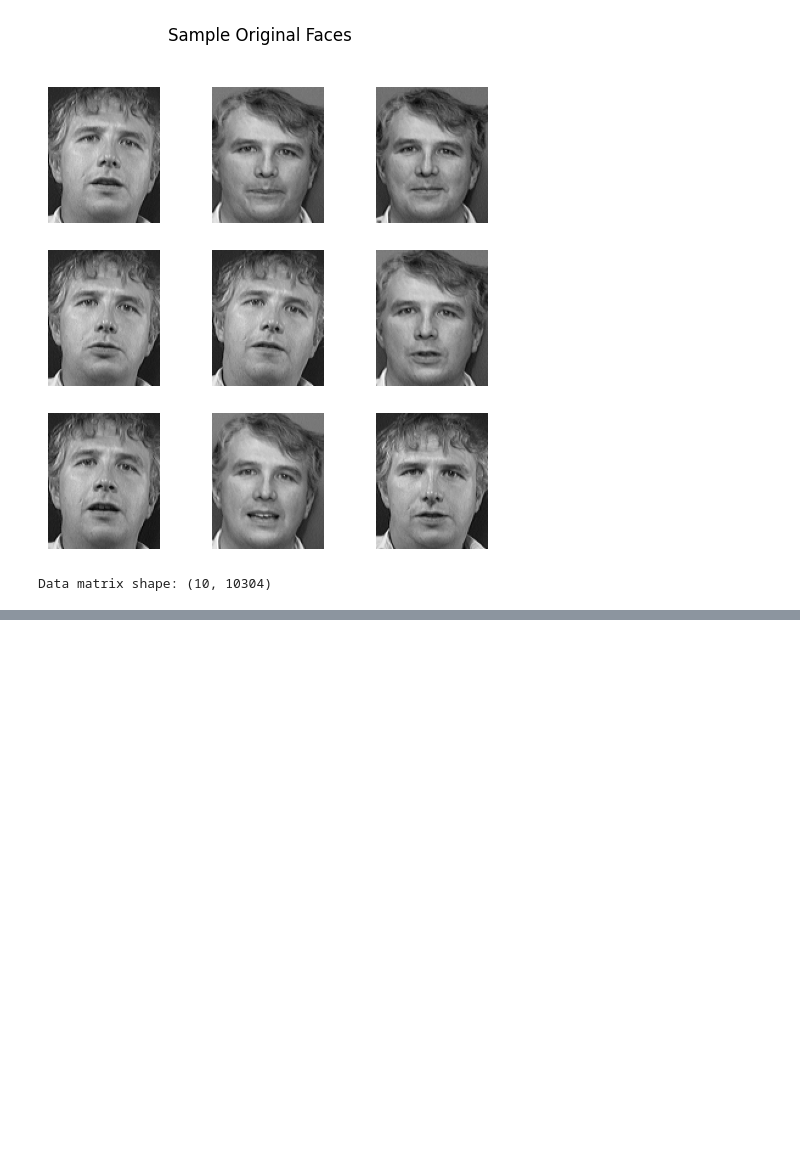
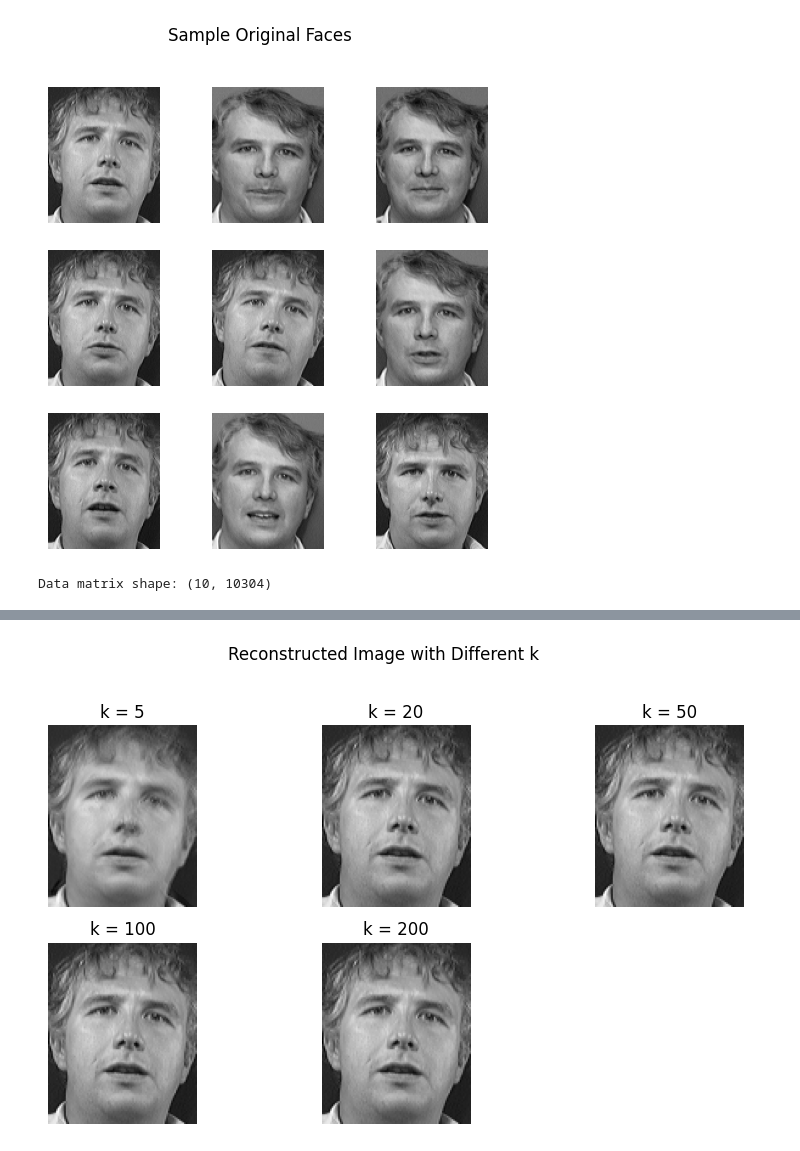
Before and after one commit to Masters-Halmstad/Math_Lab_1, a Jupyter notebook: part1.ipynb, the cells around one changed output, grey strips where cells are left out. Saved outputs shown, nothing was run; the diff lists cells and outputs as text; code cells hidden in the pictures; blank space fills up the shorter version.

```diff
--- a/part1.ipynb
+++ b/part1.ipynb
@@ -39,0 +57,23 @@ X_centered = X - mean_faces
+# %%
+# Reconstruction function the face
+
+def reconstruct_image(x, mean, Vt, k):
+    return mean + x @ Vt[:k].T @ Vt[:k]
+# %%
+# Comparing the different k values
+k_values = [5, 20, 50, 100, 200]
+
+img_index = 0
+plt.figure(figsize=(10,8))
+
+for i, k in enumerate(k_values):
+    recon = reconstruct_image(X_centered[img_index], mean_face, Vt, k)
+    plt.subplot(3,3,i+1)
+    plt.imshow(recon.reshape(h,w), cmap='gray')
+    plt.title(f"k = {k}")
+    plt.axis('off')
+
+plt.suptitle("Reconstructed Image with Different k")
+plt.show()
+# %% [output]
+[figure, added]
```
Also changed, not shown: parts of 3 cells of this notebook.
